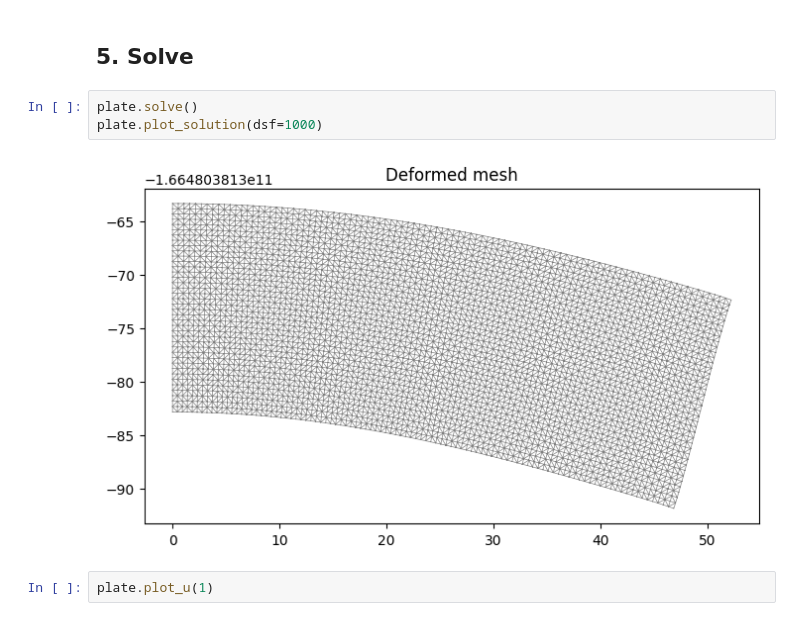
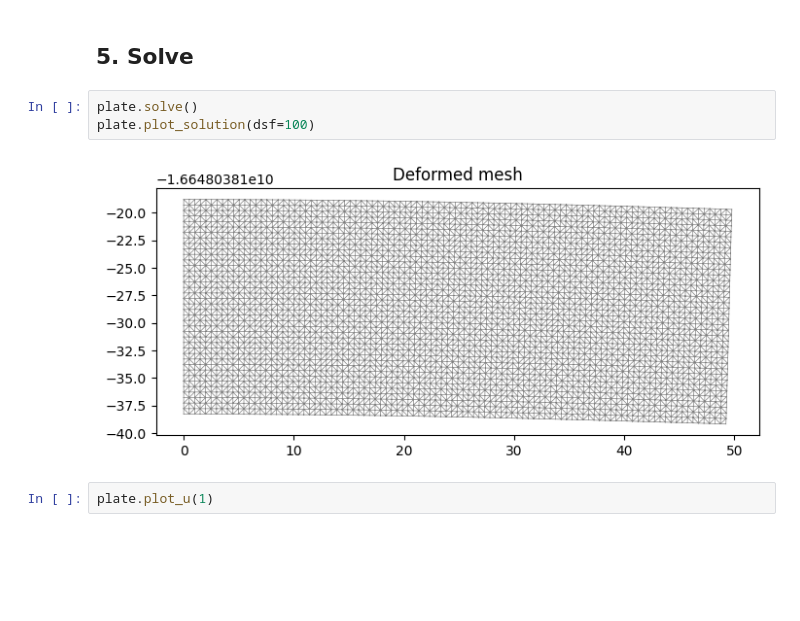
Before and after one commit to mark-hobbs/simplefea, a Jupyter notebook: 2d-plate-example.ipynb, the cells around one changed output. Cells and saved outputs as stored; diff of their text form; blank space fills up the shorter version.

```diff
--- a/2d-plate-example.ipynb
+++ b/2d-plate-example.ipynb
@@ -233,9 +233,9 @@ plate.plot_boundary_conditions()
 ## 5. Solve
 # %%
 plate.solve()
-plate.plot_solution(dsf=1000)
+plate.plot_solution(dsf=100)
 # %% [output]
-[figure, old version]
+[figure, new version]
 # %%
 plate.plot_u(1)
 # %% [output]
```
Also changed, not shown: 1 other file.
